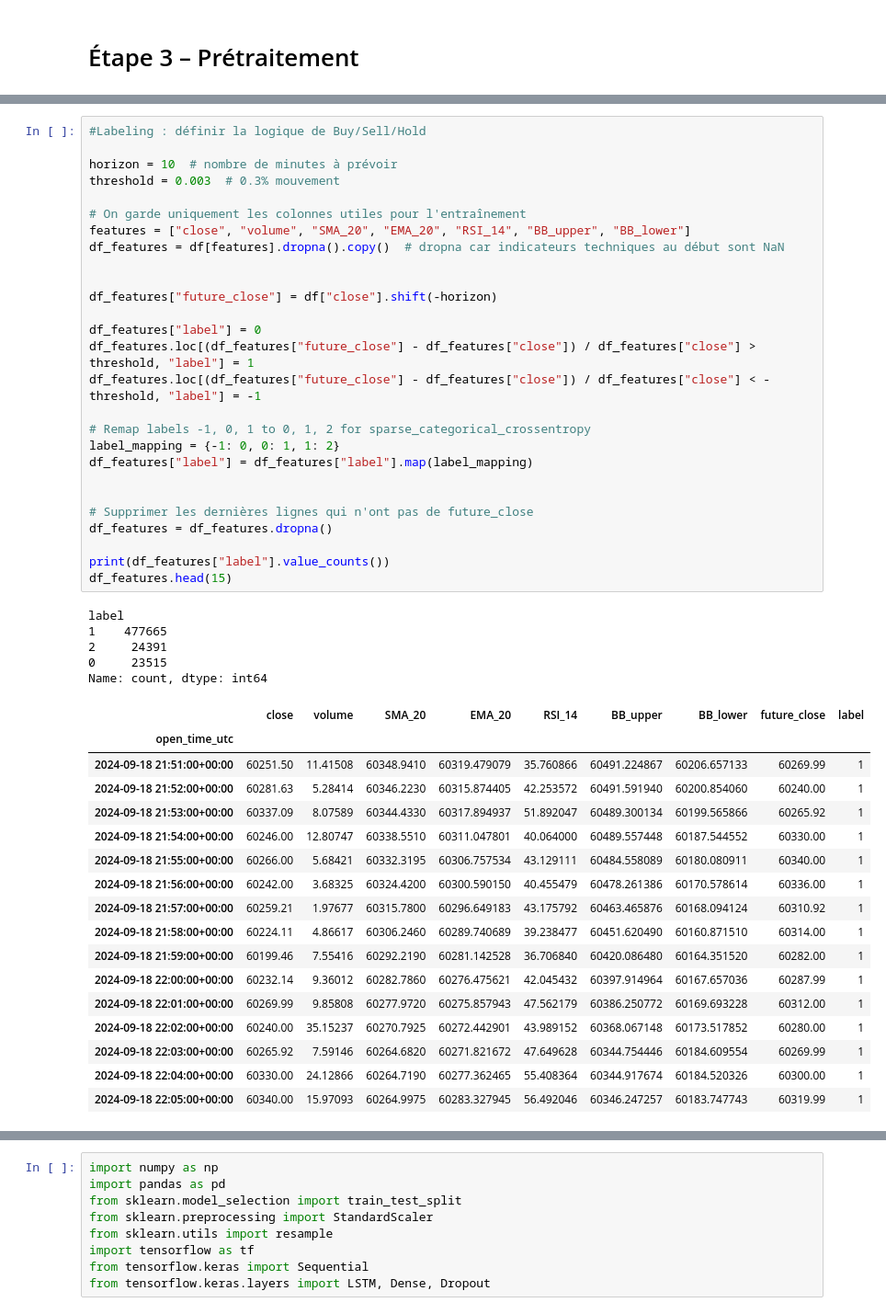
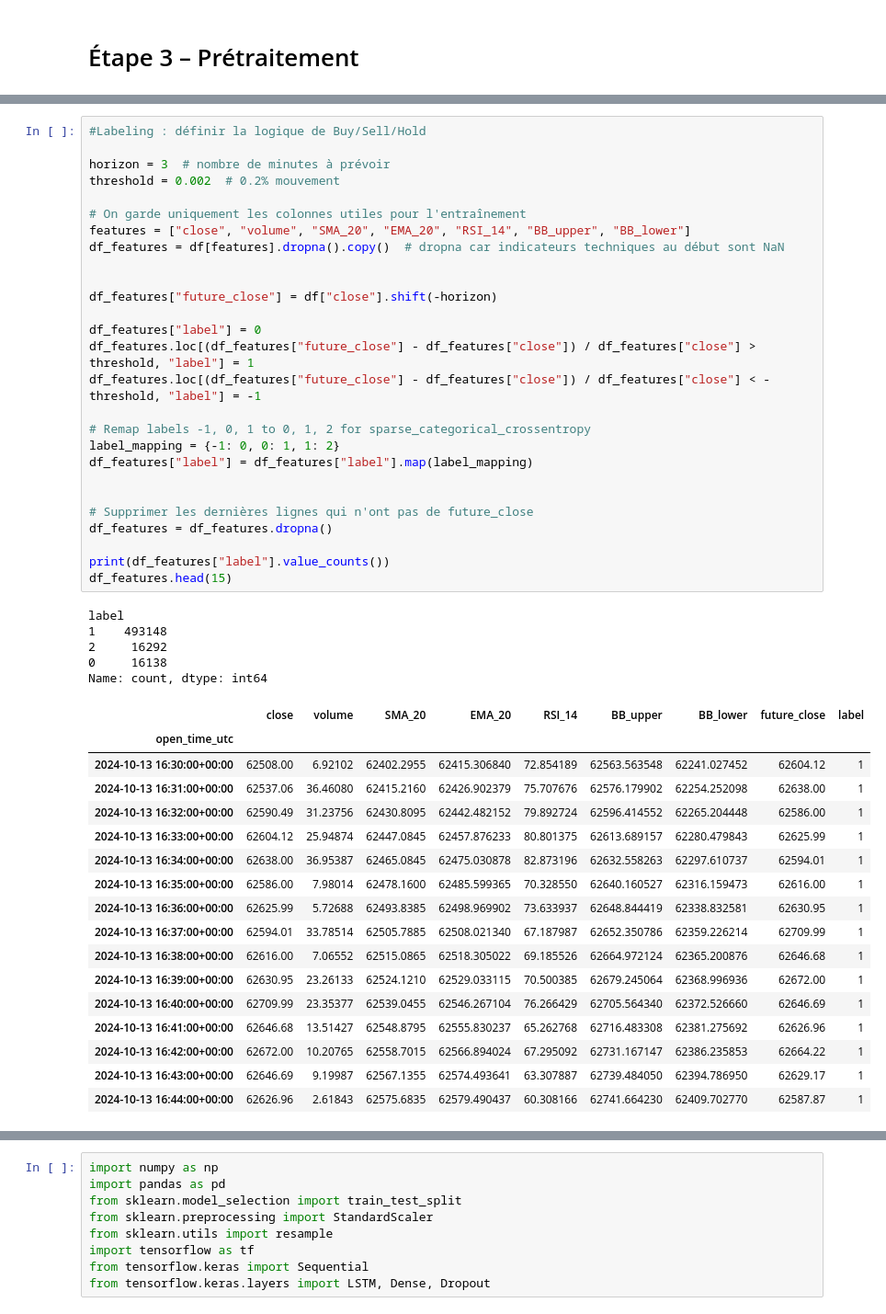
Before and after one commit to BaltiAhmed/TradingBot-LSTM, a Jupyter notebook: LSTM_Scalping.ipynb, the cells around one changed output, grey strips where cells are left out. Shown: that part at 92% size. Cells and saved outputs as stored; diff of their text form.

```diff
--- a/LSTM_Scalping.ipynb
+++ b/LSTM_Scalping.ipynb
@@ -256,53 +270,53 @@ Shape après sélection : (525581, 7)
 # %%
 #Labeling : définir la logique de Buy/Sell/Hold
 
-horizon = 10  # nombre de minutes à prévoir
-threshold = 0.003  # 0.3% mouvement
+horizon = 3  # nombre de minutes à prévoir
+threshold = 0.002  # 0.2% mouvement
 
 # On garde uniquement les colonnes utiles pour l'entraînement
 features = ["close", "volume", "SMA_20", "EMA_20", "RSI_14", "BB_upper", "BB_lower"]
 df_features = df[features].dropna().copy()  # dropna car indicateurs techniques au début sont NaN
 
 
 df_features["future_close"] = df["close"].shift(-horizon)
 
 df_features["label"] = 0
 df_features.loc[(df_features["future_close"] - df_features["close"]) / df_features["close"] > threshold, "label"] = 1
 df_features.loc[(df_features["future_close"] - df_features["close"]) / df_features["close"] < -threshold, "label"] = -1
 
 # Remap labels -1, 0, 1 to 0, 1, 2 for sparse_categorical_crossentropy
 label_mapping = {-1: 0, 0: 1, 1: 2}
 df_features["label"] = df_features["label"].map(label_mapping)
 
 
 # Supprimer les dernières lignes qui n'ont pas de future_close
 df_features = df_features.dropna()
 
 print(df_features["label"].value_counts())
 df_features.head(15)
 # %% [output]
 label
-1    477665
-2     24391
-0     23515
+1    493148
+2     16292
+0     16138
 Name: count, dtype: int64
 |  | close | volume | SMA_20 | EMA_20 | RSI_14 | BB_upper | BB_lower | future_close | label |
 | open_time_utc |  |  |  |  |  |  |  |  |  |
-| 2024-09-18 21:51:00+00:00 | 60251.50 | 11.41508 | 60348.9410 | 60319.479079 | 35.760866 | 60491.224867 | 60206.657133 | 60269.99 | 1 |
-| 2024-09-18 21:52:00+00:00 | 60281.63 | 5.28414 | 60346.2230 | 60315.874405 | 42.253572 | 60491.591940 | 60200.854060 | 60240.00 | 1 |
-| 2024-09-18 21:53:00+00:00 | 60337.09 | 8.07589 | 60344.4330 | 60317.894937 | 51.892047 | 60489.300134 | 60199.565866 | 60265.92 | 1 |
-| 2024-09-18 21:54:00+00:00 | 60246.00 | 12.80747 | 60338.5510 | 60311.047801 | 40.064000 | 60489.557448 | 60187.544552 | 60330.00 | 1 |
-| 2024-09-18 21:55:00+00:00 | 60266.00 | 5.68421 | 60332.3195 | 60306.757534 | 43.129111 | 60484.558089 | 60180.080911 | 60340.00 | 1 |
-| 2024-09-18 21:56:00+00:00 | 60242.00 | 3.68325 | 60324.4200 | 60300.590150 | 40.455479 | 60478.261386 | 60170.578614 | 60336.00 | 1 |
-| 2024-09-18 21:57:00+00:00 | 60259.21 | 1.97677 | 60315.7800 | 60296.649183 | 43.175792 | 60463.465876 | 60168.094124 | 60310.92 | 1 |
-| 2024-09-18 21:58:00+00:00 | 60224.11 | 4.86617 | 60306.2460 | 60289.740689 | 39.238477 | 60451.620490 | 60160.871510 | 60314.00 | 1 |
-| 2024-09-18 21:59:00+00:00 | 60199.46 | 7.55416 | 60292.2190 | 60281.142528 | 36.706840 | 60420.086480 | 60164.351520 | 60282.00 | 1 |
-| 2024-09-18 22:00:00+00:00 | 60232.14 | 9.36012 | 60282.7860 | 60276.475621 | 42.045432 | 60397.914964 | 60167.657036 | 60287.99 | 1 |
-| 2024-09-18 22:01:00+00:00 | 60269.99 | 9.85808 | 60277.9720 | 60275.857943 | 47.562179 | 60386.250772 | 60169.693228 | 60312.00 | 1 |
-| 2024-09-18 22:02:00+00:00 | 60240.00 | 35.15237 | 60270.7925 | 60272.442901 | 43.989152 | 60368.067148 | 60173.517852 | 60280.00 | 1 |
-| 2024-09-18 22:03:00+00:00 | 60265.92 | 7.59146 | 60264.6820 | 60271.821672 | 47.649628 | 60344.754446 | 60184.609554 | 60269.99 | 1 |
-| 2024-09-18 22:04:00+00:00 | 60330.00 | 24.12866 | 60264.7190 | 60277.362465 | 55.408364 | 60344.917674 | 60184.520326 | 60300.00 | 1 |
-| 2024-09-18 22:05:00+00:00 | 60340.00 | 15.97093 | 60264.9975 | 60283.327945 | 56.492046 | 60346.247257 | 60183.747743 | 60319.99 | 1 |
+| 2024-10-13 16:30:00+00:00 | 62508.00 | 6.92102 | 62402.2955 | 62415.306840 | 72.854189 | 62563.563548 | 62241.027452 | 62604.12 | 1 |
+| 2024-10-13 16:31:00+00:00 | 62537.06 | 36.46080 | 62415.2160 | 62426.902379 | 75.707676 | 62576.179902 | 62254.252098 | 62638.00 | 1 |
+| 2024-10-13 16:32:00+00:00 | 62590.49 | 31.23756 | 62430.8095 | 62442.482152 | 79.892724 | 62596.414552 | 62265.204448 | 62586.00 | 1 |
+| 2024-10-13 16:33:00+00:00 | 62604.12 | 25.94874 | 62447.0845 | 62457.876233 | 80.801375 | 62613.689157 | 62280.479843 | 62625.99 | 1 |
+| 2024-10-13 16:34:00+00:00 | 62638.00 | 36.95387 | 62465.0845 | 62475.030878 | 82.873196 | 62632.558263 | 62297.610737 | 62594.01 | 1 |
+| 2024-10-13 16:35:00+00:00 | 62586.00 | 7.98014 | 62478.1600 | 62485.599365 | 70.328550 | 62640.160527 | 62316.159473 | 62616.00 | 1 |
+| 2024-10-13 16:36:00+00:00 | 62625.99 | 5.72688 | 62493.8385 | 62498.969902 | 73.633937 | 62648.844419 | 62338.832581 | 62630.95 | 1 |
+| 2024-10-13 16:37:00+00:00 | 62594.01 | 33.78514 | 62505.7885 | 62508.021340 | 67.187987 | 62652.350786 | 62359.226214 | 62709.99 | 1 |
+| 2024-10-13 16:38:00+00:00 | 62616.00 | 7.06552 | 62515.0865 | 62518.305022 | 69.185526 | 62664.972124 | 62365.200876 | 62646.68 | 1 |
+| 2024-10-13 16:39:00+00:00 | 62630.95 | 23.26133 | 62524.1210 | 62529.033115 | 70.500385 | 62679.245064 | 62368.996936 | 62672.00 | 1 |
+| 2024-10-13 16:40:00+00:00 | 62709.99 | 23.35377 | 62539.0455 | 62546.267104 | 76.266429 | 62705.564340 | 62372.526660 | 62646.69 | 1 |
+| 2024-10-13 16:41:00+00:00 | 62646.68 | 13.51427 | 62548.8795 | 62555.830237 | 65.262768 | 62716.483308 | 62381.275692 | 62626.96 | 1 |
+| 2024-10-13 16:42:00+00:00 | 62672.00 | 10.20765 | 62558.7015 | 62566.894024 | 67.295092 | 62731.167147 | 62386.235853 | 62664.22 | 1 |
+| 2024-10-13 16:43:00+00:00 | 62646.69 | 9.19987 | 62567.1355 | 62574.493641 | 63.307887 | 62739.484050 | 62394.786950 | 62629.17 | 1 |
+| 2024-10-13 16:44:00+00:00 | 62626.96 | 2.61843 | 62575.6835 | 62579.490437 | 60.308166 | 62741.664230 | 62409.702770 | 62587.87 | 1 |
 # %%
 # transformer les données en séquences pour LSTM.
 import numpy as np
```
Also changed, not shown: parts of 19 cells of this notebook, 1 other file.
